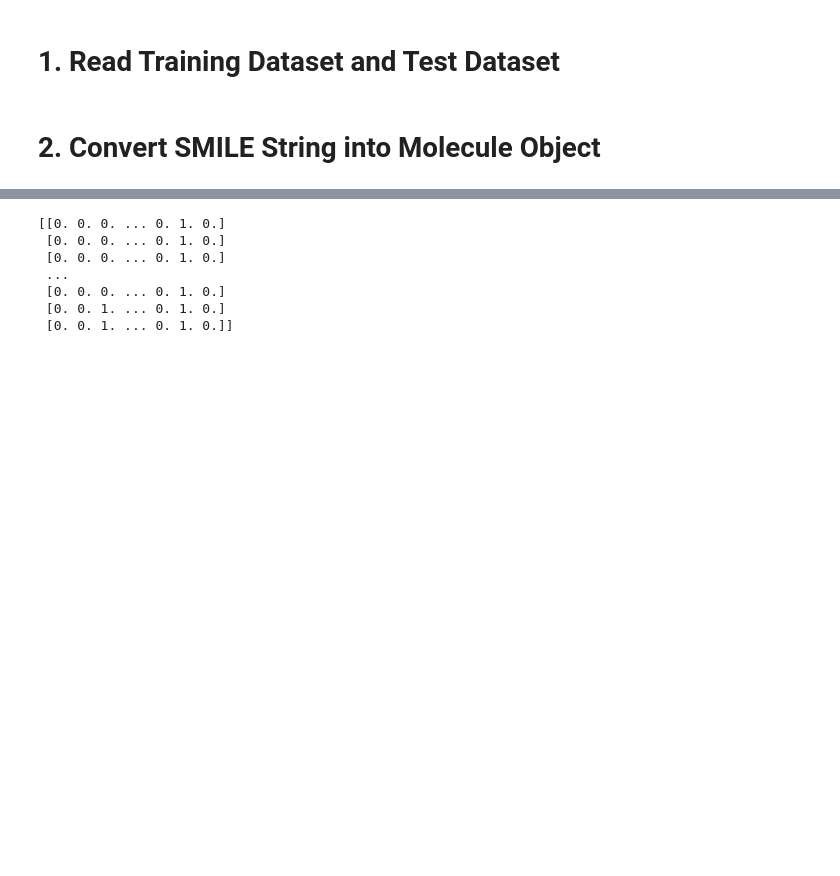
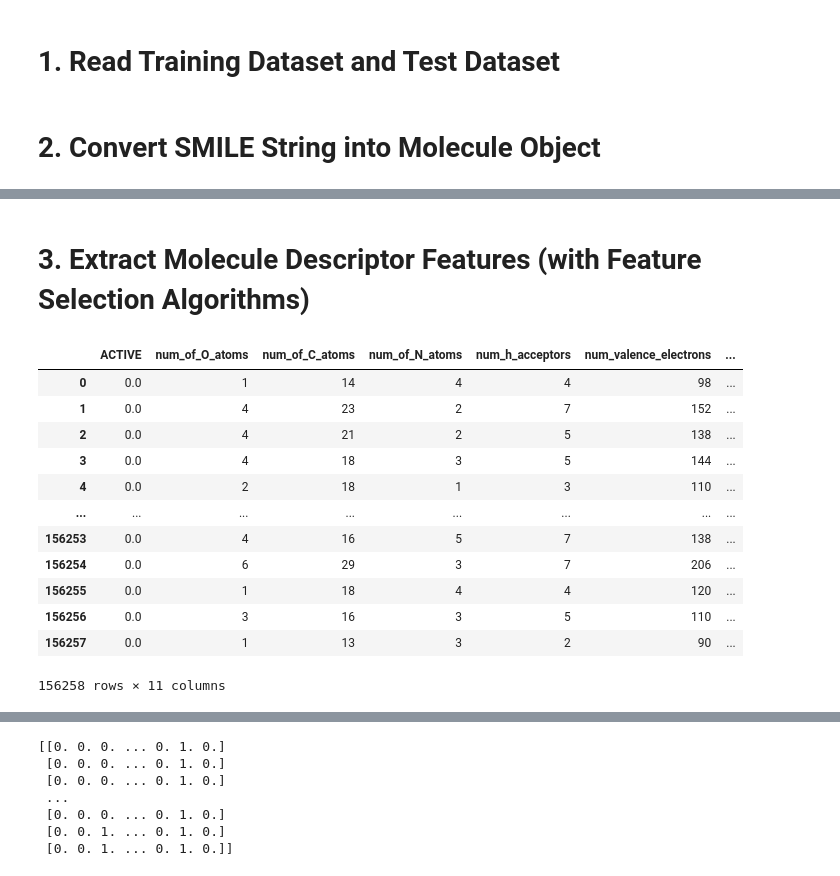
Before and after one commit to Waynelearn/ID2214-Chemical-Activity_Prediction, a Jupyter notebook: Features.ipynb, the cells around one changed output, grey strips where cells are left out. Saved outputs shown, nothing was run; the diff lists cells and outputs as text; code cells hidden in the pictures; blank space fills up the shorter version.

```diff
--- a/Features.ipynb
+++ b/Features.ipynb
@@ -24,0 +28,56 @@ test_df['mol'] = test_df['SMILES'].apply(lambda x: Chem.MolFromSmiles(x))
+# %% [markdown]
+# 3. Extract Molecule Descriptor Features (with Feature Selection Algorithms)
+# %%
+def descriptor_features(df):
+    df['mol'] = df['mol'].apply(lambda x: Chem.AddHs(x))
+    df['num_of_atoms'] = df['mol'].apply(lambda x: x.GetNumAtoms())
+    df['num_of_heavy_atoms'] = df['mol'].apply(lambda x: x.GetNumHeavyAtoms())
+
+    def number_of_atoms(atom_list, df):
+        for i in atom_list:
+            df['num_of_{}_atoms'.format(i)] = df['mol'].apply(lambda x: len(x.GetSubstructMatches(Chem.MolFromSmiles(i))))
+
+    number_of_atoms(['C','O', 'N', 'Cl'], df)
+
+    df['tpsa'] = df['mol'].apply(lambda x: Descriptors.TPSA(x))
+    df['mol_weight'] = df['mol'].apply(lambda x: Descriptors.ExactMolWt(x))
+    df['num_valence_electrons'] = df['mol'].apply(lambda x: Descriptors.NumValenceElectrons(x))
+    df['num_heteroatoms'] = df['mol'].apply(lambda x: Descriptors.NumHeteroatoms(x))
+    df['logp'] = df['mol'].apply(lambda x: Descriptors.MolLogP(x))
+
+    df['num_rings'] = df['mol'].apply(lambda x: d.CalcNumRings(x))
+    df['num_rotate_bonds'] = df['mol'].apply(lambda x: d.CalcNumRotatableBonds(x))
+    df['num_h_acceptors'] = df['mol'].apply(lambda x: d.CalcNumHBA(x))
+    df['num_h_donors'] = df['mol'].apply(lambda x: d.CalcNumHBD(x))
+
+def feature_selection(X, y, k=1):
+    clf = ExtraTreesClassifier(n_estimators=50)
+    clf = clf.fit(X, y)
+    idx = np.argsort(clf.feature_importances_)
+    select_features = X.columns[idx[-k:]]
+    return select_features
+# %%
+Descriptor_train = training_df.copy()
+descriptor_features(Descriptor_train)
+# %%
+X = Descriptor_train.drop(columns=["INDEX", "SMILES", "mol", "ACTIVE"])
+y = Descriptor_train["ACTIVE"].values
+select_features = feature_selection(X, y, 10)
+# %%
+DL_train = pd.concat([Descriptor_train["ACTIVE"], Descriptor_train[select_features]], axis = 1)
+# %%
+DL_train
+# %% [output]
+|  | ACTIVE | num_of_O_atoms | num_of_C_atoms | num_of_N_atoms | num_h_acceptors | num_valence_electrons | ... |
+| 0 | 0.0 | 1 | 14 | 4 | 4 | 98 | ... |
+| 1 | 0.0 | 4 | 23 | 2 | 7 | 152 | ... |
+| 2 | 0.0 | 4 | 21 | 2 | 5 | 138 | ... |
+| 3 | 0.0 | 4 | 18 | 3 | 5 | 144 | ... |
+| 4 | 0.0 | 2 | 18 | 1 | 3 | 110 | ... |
+| ... | ... | ... | ... | ... | ... | ... | ... |
+| 156253 | 0.0 | 4 | 16 | 5 | 7 | 138 | ... |
+| 156254 | 0.0 | 6 | 29 | 3 | 7 | 206 | ... |
+| 156255 | 0.0 | 1 | 18 | 4 | 4 | 120 | ... |
+| 156256 | 0.0 | 3 | 16 | 3 | 5 | 110 | ... |
+| 156257 | 0.0 | 1 | 13 | 3 | 2 | 90 | ... |
+156258 rows × 11 columns
```
Also changed, not shown: parts of 26 cells of this notebook.
